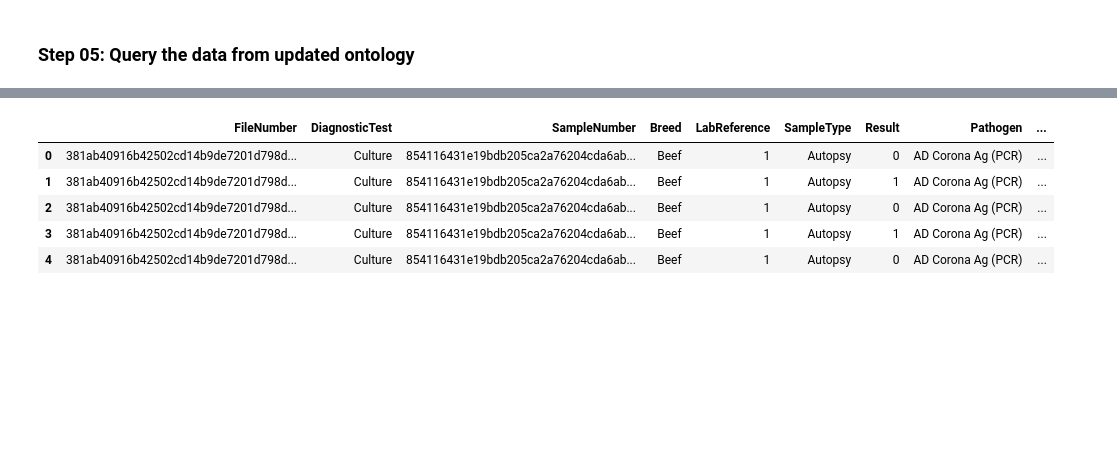
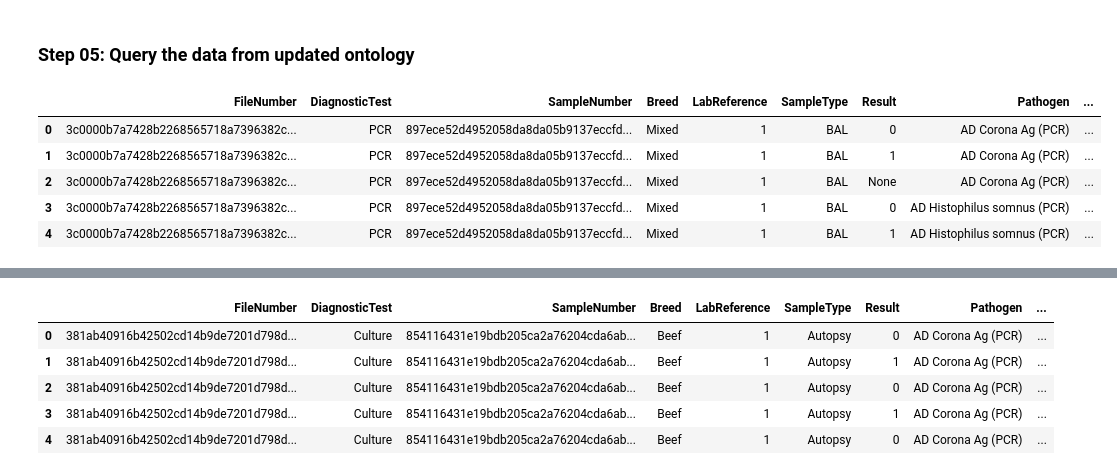
Before and after one commit to decide-project-eu/LivestockHealthOntology, a Jupyter notebook: DGZDataPandacode.ipynb, the cells around one changed output, grey strips where cells are left out. Cells and saved outputs as stored; diff of their text form; code cells hidden in the pictures; blank space fills up the shorter version.

```diff
--- a/LiveStockHealthOntologyCattleUseCaseAnomization(DECIDE)Pandacode.ipynb
+++ b/DGZDataPandacode.ipynb
@@ -25,9 +25,9 @@ Requirement already satisfied: et_xmlfile in c:\users\saban\anaconda3\lib\site-p
 ### Step 01: Define the file paths and Load the data into Pandas dataframes and Clean
 # %%
 # Define the file paths
-files = ['DGZ/DECIDE_MTA_UGENT_14nov2022.xlsx',
-         'DGZ/DECIDE_MTA_UGENT_BAC_AERO_14nov2022.xlsx',
-         'DGZ/DECIDE_MTA_UGENTBAC_MYCO_14nov2022.xlsx']
+files = ['Data/DGZ/DECIDE_MTA_UGENT_14nov2022.xlsx',
+         'Data/DGZ/DECIDE_MTA_UGENT_BAC_AERO_14nov2022.xlsx',
+         'Data/DGZ/DECIDE_MTA_UGENTBAC_MYCO_14nov2022.xlsx']
 
 # Load the data into Pandas dataframes
 dfs = []
@@ -266,7 +266,7 @@ g.serialize(destination='output/RDFoutputCattleSampleAnomizedElena.ttl', format=
 ### Step 4: Load the RDF data and ontology into a Panda DataFrame:
 # %%
 # Define the original path
-path_to_RDF = "output/RDFoutputCattleSampleAnomizedElena.ttl"
+path_to_RDF = "output/RDFoutputCattleSampleDGZ.ttl"
 
 # Try to parse the file and catch any errors
 try:
@@ -277,7 +277,7 @@ try:
     g.parse(path_to_RDF, format='ttl')
 
     # Parse the ontology file in OWL format and add it to the graph
-    path_to_ontology = "Ontology/LivestockHealthOnto1.0Elena.owl"
+    path_to_ontology = "Ontology/LivestockHealthOnto1.0.owl"
     g.parse(path_to_ontology, format="xml")
 
 except Exception as e:
@@ -293,37 +293,44 @@ g.bind('onto', Namespace("http://www.purl.org/decide/LivestockHealthOnto"))
 # %%
 # define the SPARQL query and Query the data from updated ontology(Simple Query)
 query = """
-PREFIX onto: <http://www.purl.org/decide/LivestockHealthOnto#>
+PREFIX onto: <http://www.purl.org/decide/LivestockHealthOnto>
 SELECT ?FileNumber ?DiagnosticTest ?SampleNumber ?Breed ?LabReference  ?SampleType ?Result ?Pathogen ?PostalCode ?Province ?PathogenIdentification ?PathogenResult ?MycoplasmaResult
 WHERE {
   ?CattleSample onto:hasFileNumber ?FileNumber .
   ?CattleSample onto:hasDiagnosticTest ?DiagnosticTest .
   ?CattleSample onto:hasSampleNumber ?SampleNumber .
   ?CattleSample onto:hasBreed ?Breed .
   ?CattleSample onto:hasLabReference ?LabReference .
   ?CattleSample onto:hasSampleType ?SampleType .
   ?CattleSample onto:hasResult ?Result .
   ?CattleSample onto:hasPathogen ?Pathogen .
   ?CattleSample onto:hasPostalCode ?PostalCode .
   ?CattleSample onto:hasProvince ?Province .
   ?CattleSample onto:hasPathogenIdentification ?PathogenIdentification .
   ?CattleSample onto:hasPathogenResult ?PathogenResult .
   ?CattleSample onto:hasMicoplasmaResult ?MycoplasmaResult .
 
 }
 """
 
 # execute the query and retrieve the results
 results = g.query(query)
 
 # convert the results to a Pandas dataframe
 data = []
 for row in results:
     data.append(list(row))
 df = pd.DataFrame(data, columns=["FileNumber", "DiagnosticTest", "SampleNumber", "Breed", "LabReference", "SampleType", "Result", "Pathogen","PostalCode","Province","PathogenIdentification", "PathogenResult", "MycoplasmaResult"])
 
 # display the dataframe
 df.head()
+# %% [output]
+|  | FileNumber | DiagnosticTest | SampleNumber | Breed | LabReference | SampleType | Result | Pathogen | ... |
+| 0 | 3c0000b7a7428b2268565718a7396382c... | PCR | 897ece52d4952058da8da05b9137eccfd... | Mixed | 1 | BAL | 0 | AD Corona Ag (PCR) | ... |
+| 1 | 3c0000b7a7428b2268565718a7396382c... | PCR | 897ece52d4952058da8da05b9137eccfd... | Mixed | 1 | BAL | 1 | AD Corona Ag (PCR) | ... |
+| 2 | 3c0000b7a7428b2268565718a7396382c... | PCR | 897ece52d4952058da8da05b9137eccfd... | Mixed | 1 | BAL | None | AD Corona Ag (PCR) | ... |
+| 3 | 3c0000b7a7428b2268565718a7396382c... | PCR | 897ece52d4952058da8da05b9137eccfd... | Mixed | 1 | BAL | 0 | AD Histophilus somnus (PCR) | ... |
+| 4 | 3c0000b7a7428b2268565718a7396382c... | PCR | 897ece52d4952058da8da05b9137eccfd... | Mixed | 1 | BAL | 1 | AD Histophilus somnus (PCR) | ... |
 # %%
 # define the SPARQL query 02
 query = """
```
Also changed, not shown: parts of 4 cells of this notebook, 10 other files.
